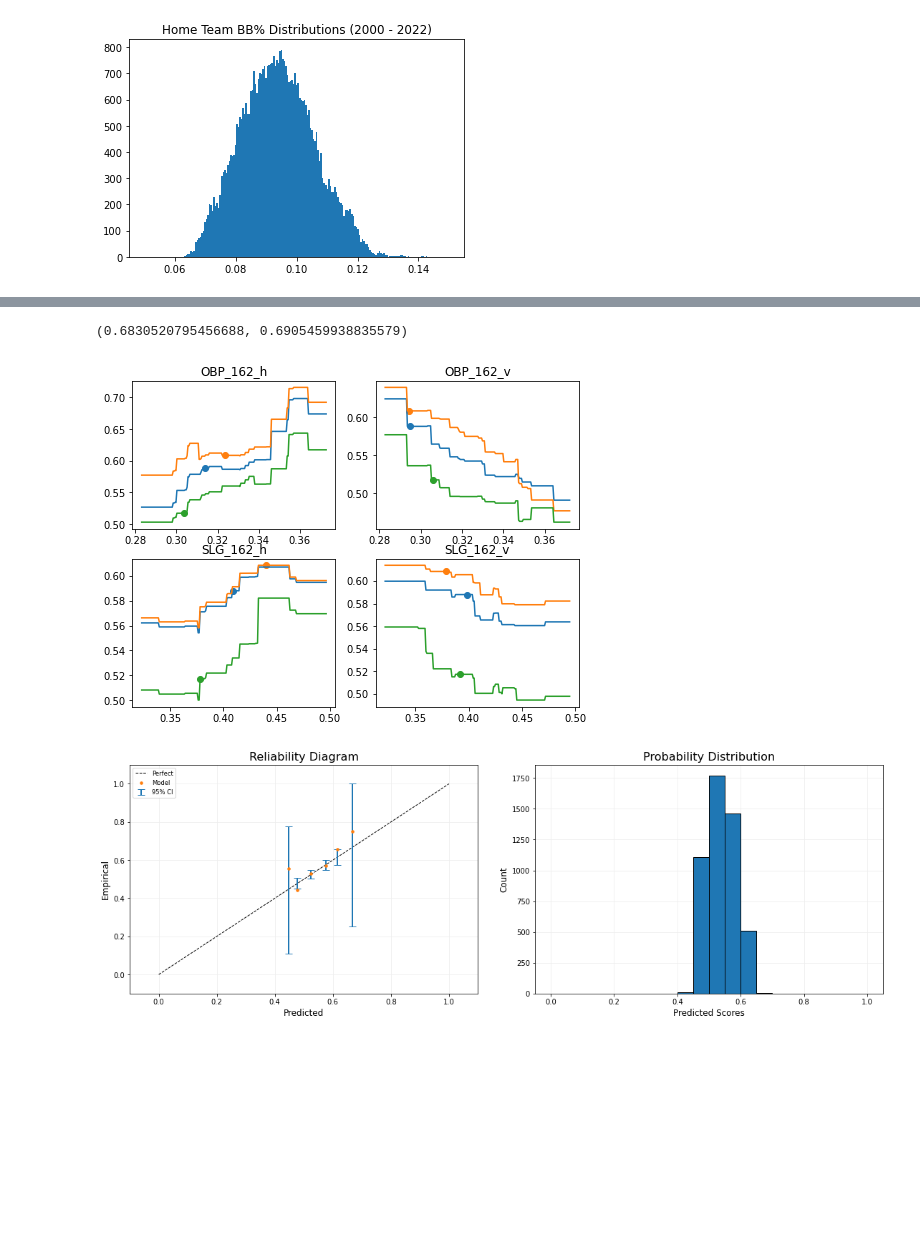
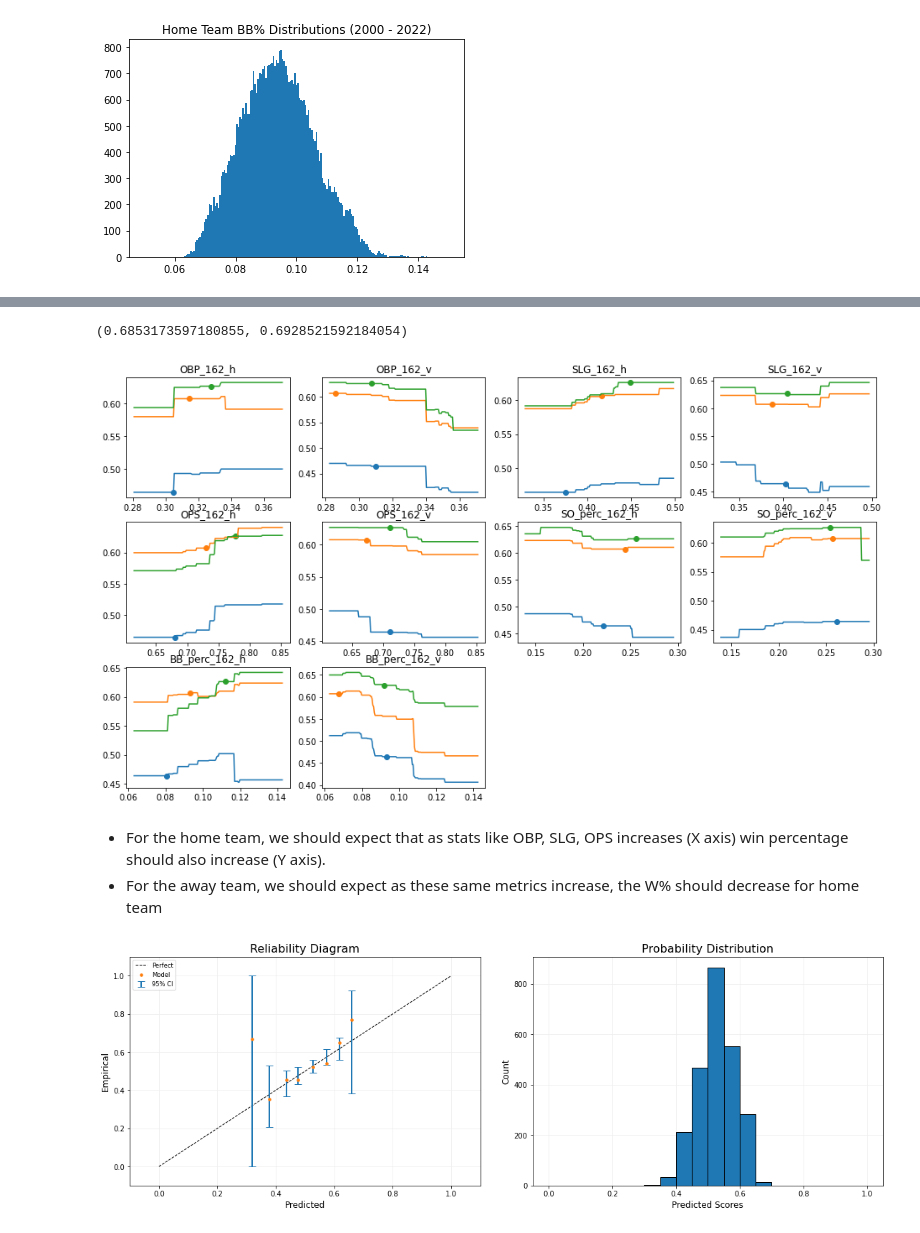
Before and after one commit to dtmcgee-su/predicting_2023_mlb_season, a Jupyter notebook: 02_build_initial_model.ipynb, the cells around one changed output, grey strips where cells are left out. Saved outputs shown, nothing was run; the diff lists cells and outputs as text; code cells hidden in the pictures; blank space fills up the shorter version.

```diff
--- a/02_build_initial_model.ipynb
+++ b/02_build_initial_model.ipynb
@@ -228,7 +199,7 @@ plt.show()
 [figure]
 [figure]
 # %%
-lgbm1 = lgbm.LGBMClassifier(n_estimators=500, learning_rate=.02, max_depth=2)
+lgbm1 = lgbm.LGBMClassifier(n_estimators=1000, learning_rate=.02, max_depth=2)
 lgbm1.fit(X_train, y_train, eval_set=(X_valid, y_valid), eval_metric='logloss',
-          callbacks=[lgbm.early_stopping(stopping_rounds=50), lgbm.log_evaluation(10)])
+          callbacks=[lgbm.early_stopping(stopping_rounds=50), lgbm.log_evaluation(10)]) # Early stopping will stop execution if losloss doesnt decrease after X consectuive rounds on the validation set
 # %% [output]
@@ -238,4 +224,10 @@ preds_lgbm = lgbm1.predict_proba(X_test)[:,1]
 # %%
+# Get probabilities of home victory
+preds_lgbm = lgbm1.predict_proba(X_test)[:,1]
+
+# Compare the naive prediction: model's performance vs. taking the mean w% against every game
 log_loss(y_test, preds_lgbm), log_loss(y_test, hv_mean*np.ones(len(y_test)))
+
+# NOTE: Looks like our model is performing slightly better than taking the naive prediction
 # %% [output]
-(0.6830520795456688, 0.6905459938835579)
+(0.6853173597180855, 0.6928521592184054)
@@ -245,9 +234,15 @@ plot_pts = X_test.sample(3, random_state=42)
 # %%
-mli.ice_plot(lgbm1, plot_pts, X_test.columns, mli.get_range_dict(X_train), plots_per_row=2)
+# Create ice plot to compare metric with win %
+rd = mli.get_range_dict(X_train)
+plot_pts = X_test.sample(3, random_state=42)
+mli.ice_plot(lgbm1, plot_pts, X_test.columns, mli.get_range_dict(X_train), plots_per_row=4)
 # %% [output]
-[figure, old version]
+[figure, new version]
+# %% [markdown]
+- For the home team, we should expect that as stats like OBP, SLG, OPS increases (X axis) win percentage should also increase (Y axis).
+- For the away team, we should expect as these same metrics increase, the W% should decrease for home team
 # %%
 plt.figure(figsize=(16,6))
 mli.plot_reliability_diagram(y_test, preds_lgbm, show_histogram=True);
 # %% [output]
-[figure, old version]
+[figure, new version]
```
Also changed, not shown: parts of 24 cells of this notebook.
